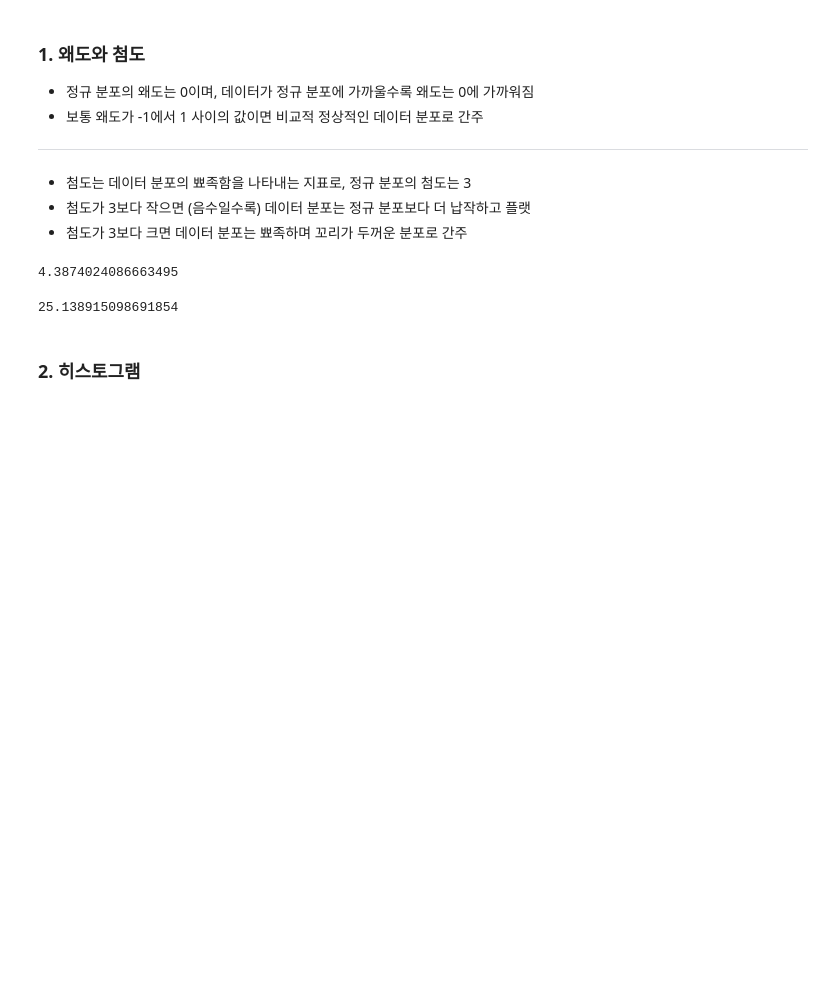
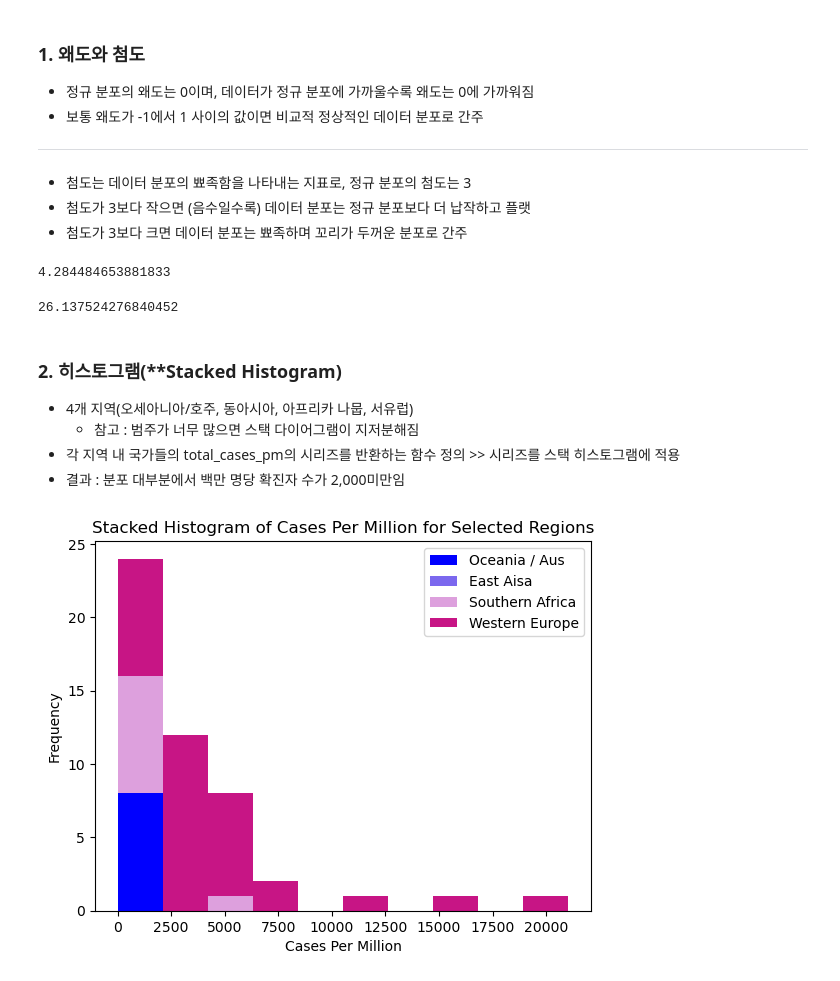
Before and after one commit to minseungryu/Pandas_Data_Cleaning, a Jupyter notebook: Ch5_(1)시각화를 활용해 예상치 못한 값 식별.ipynb, the cells around one changed output. Drawn from its saved outputs; the diff is of its cells as text; code cells hidden in the pictures; blank space fills up the shorter version.

Commit message:
Learn Stacked Histogram

```diff
--- a/Ch5_(1)시각화를 활용해 예상치 못한 값 식별.ipynb
+++ b/Ch5_(1)시각화를 활용해 예상치 못한 값 식별.ipynb
@@ -13,7 +13,7 @@ import matplotlib.pyplot as plt
 import statsmodels.api as sm
 # %%
 landtemps = pd.read_csv('data/landtemps2019avgs.csv')
-covidtotals = pd.read_csv('data/covidtotals.csv', parse_dates = ['lastdate'])
+covidtotals = pd.read_csv('data/covidtotals_ch5.csv', parse_dates = ['lastdate'])
 covidtotals.set_index('iso_code', inplace = True)
 # %%
 landtemps.columns
@@ -92,12 +92,29 @@ plt.show()
 # %%
 covidtotals.total_cases_pm.skew()
 # %% [output]
-4.3874024086663495
+4.284484653881833
 # %%
 covidtotals.total_cases_pm.kurtosis()
 # %% [output]
-25.138915098691854
+26.137524276840452
 # %% [markdown]
-### 2. 히스토그램
+### 2. 히스토그램(**Stacked Histogram)
+- 4개 지역(오세아니아/호주, 동아시아, 아프리카 나뭅, 서유럽)
+    - 참고 : 범주가 너무 많으면 스택 다이어그램이 지저분해짐
+- 각 지역 내 국가들의 total_cases_pm의 시리즈를 반환하는 함수 정의 >> 시리즈를 스택 히스토그램에 적용
+- 결과 : 분포 대부분에서 백만 명당 확진자 수가 2,000미만임
 # %%
-showregions = ['Oceania / Aus', 'East Aisa']
+showregions = ['Oceania / Aus', 'East Aisa', 'Southern Africa', 'Western Europe']
+# %%
+def getcases(regiondesc):
+    return covidtotals.loc[covidtotals.region == regiondesc, 'total_cases_pm']
+
+plt.hist([getcases(k) for k in showregions], color = ['blue', 'mediumslateblue', 'plum', 'mediumvioletred'], label = showregions, stacked = True)
+plt.title('Stacked Histogram of Cases Per Million for Selected Regions')
+plt.xlabel('Cases Per Million')
+plt.ylabel('Frequency')
+plt.xticks(np.arange(0, 22500, step=2500))
+plt.legend()
+plt.show()
+# %% [output]
+[figure, added]
```
Also changed, not shown: parts of 1 cell of this notebook, 1 other file.
